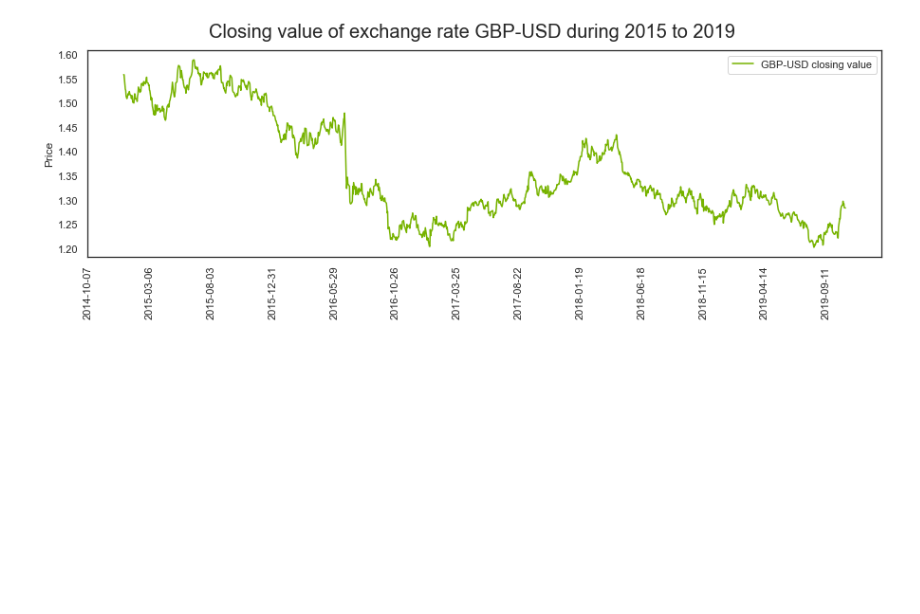
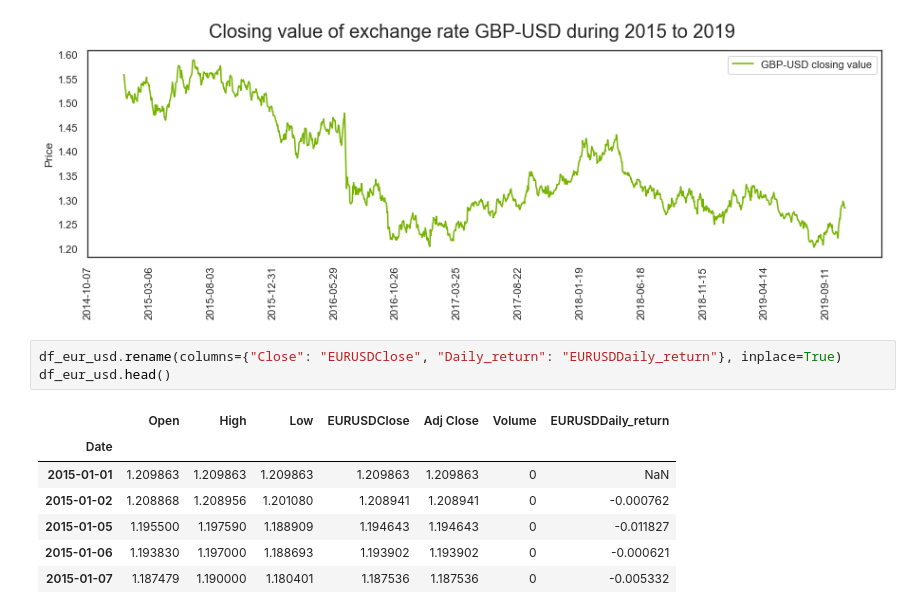
Before and after one commit to dominikapetru/femhack, a Jupyter notebook: fem_hack.ipynb, the cells around one changed output. Drawn from its saved outputs; the diff is of its cells as text; blank space fills up the shorter version.

```diff
--- a/fem_hack.ipynb
+++ b/fem_hack.ipynb
@@ -312,3 +292,14 @@ plt.savefig('10.png',bbox_inches='tight')
 plt.show()
 # %% [output]
 [figure]
+# %%
+df_eur_usd.rename(columns={"Close": "EURUSDClose", "Daily_return": "EURUSDDaily_return"}, inplace=True)
+df_eur_usd.head()
+# %% [output]
+|  | Open | High | Low | EURUSDClose | Adj Close | Volume | EURUSDDaily_return |
+| Date |  |  |  |  |  |  |  |
+| 2015-01-01 | 1.209863 | 1.209863 | 1.209863 | 1.209863 | 1.209863 | 0 | NaN |
+| 2015-01-02 | 1.208868 | 1.208956 | 1.201080 | 1.208941 | 1.208941 | 0 | -0.000762 |
+| 2015-01-05 | 1.195500 | 1.197590 | 1.188909 | 1.194643 | 1.194643 | 0 | -0.011827 |
+| 2015-01-06 | 1.193830 | 1.197000 | 1.188693 | 1.193902 | 1.193902 | 0 | -0.000621 |
+| 2015-01-07 | 1.187479 | 1.190000 | 1.180401 | 1.187536 | 1.187536 | 0 | -0.005332 |
```
Also changed, not shown: parts of 11 cells of this notebook.
